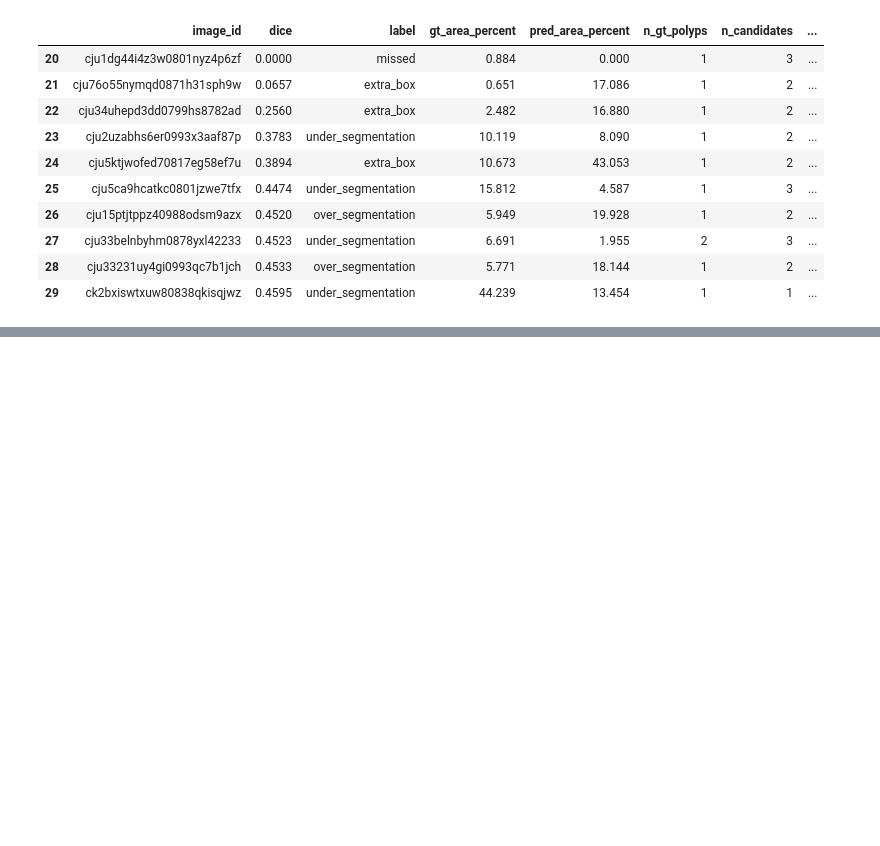
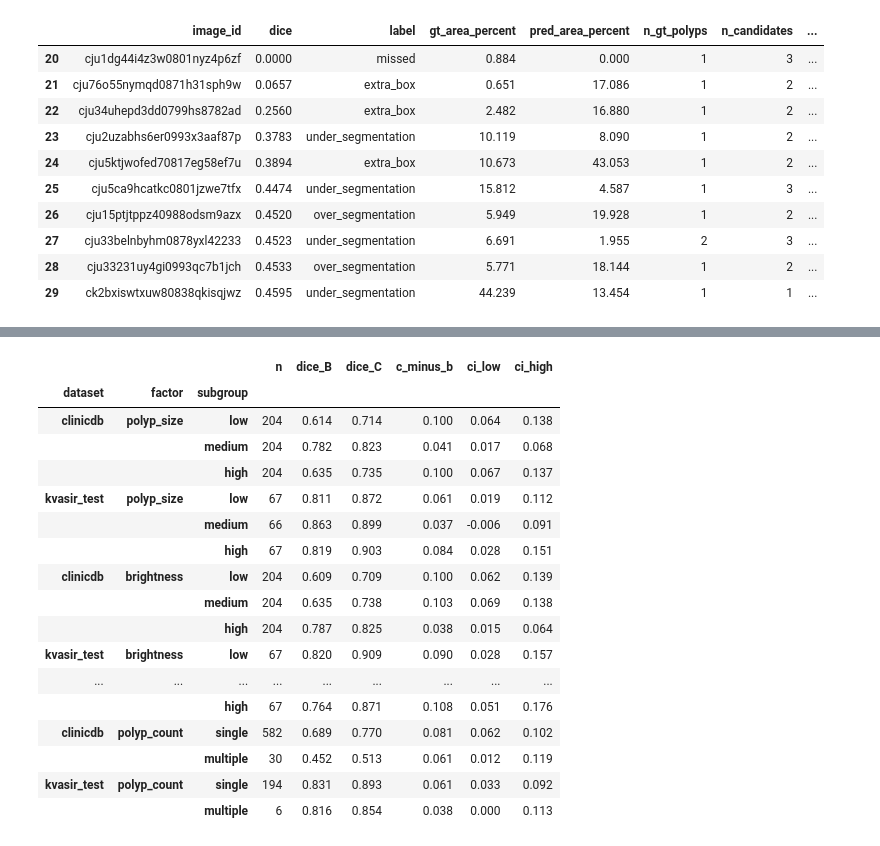
Before and after one commit to kashishfatima999/Confidence-Aware-Self-Prompting-for-Robust-Polyp-Segmentation, a Jupyter notebook: notebooks/06_phase4_analysis.ipynb, the cells around one changed output, grey strips where cells are left out. Cells and saved outputs as stored; diff of their text form; code cells hidden in the pictures; blank space fills up the shorter version.

```diff
--- a/notebooks/06_phase4_analysis.ipynb
+++ b/notebooks/06_phase4_analysis.ipynb
@@ -294,0 +309,28 @@ Cells for the subgroup analysis (`src/eval/bias_check.py`) go here.
+# %%
+order = {"low": 0, "medium": 1, "high": 2, "single": 0, "multiple": 1}
+rows = []
+for factor in ["polyp_size", "brightness", "contrast", "polyp_count"]:
+    t = bias(factor).copy()
+    t["k"] = t.subgroup.map(order)
+    rows.append(t.sort_values(["dataset", "k"]))
+sub = pd.concat(rows)
+sub[["dataset", "factor", "subgroup", "n", "dice_B", "dice_C", "c_minus_b", "ci_low", "ci_high"]].round(3).set_index(["dataset", "factor", "subgroup"])
+# %% [output]
+|  |  |  | n | dice_B | dice_C | c_minus_b | ci_low | ci_high |
+| dataset | factor | subgroup |  |  |  |  |  |  |
+| clinicdb | polyp_size | low | 204 | 0.614 | 0.714 | 0.100 | 0.064 | 0.138 |
+|  |  | medium | 204 | 0.782 | 0.823 | 0.041 | 0.017 | 0.068 |
+|  |  | high | 204 | 0.635 | 0.735 | 0.100 | 0.067 | 0.137 |
+| kvasir_test | polyp_size | low | 67 | 0.811 | 0.872 | 0.061 | 0.019 | 0.112 |
+|  |  | medium | 66 | 0.863 | 0.899 | 0.037 | -0.006 | 0.091 |
+|  |  | high | 67 | 0.819 | 0.903 | 0.084 | 0.028 | 0.151 |
+| clinicdb | brightness | low | 204 | 0.609 | 0.709 | 0.100 | 0.062 | 0.139 |
+|  |  | medium | 204 | 0.635 | 0.738 | 0.103 | 0.069 | 0.138 |
+|  |  | high | 204 | 0.787 | 0.825 | 0.038 | 0.015 | 0.064 |
+| kvasir_test | brightness | low | 67 | 0.820 | 0.909 | 0.090 | 0.028 | 0.157 |
+| ... | ... | ... | ... | ... | ... | ... | ... | ... |
+|  |  | high | 67 | 0.764 | 0.871 | 0.108 | 0.051 | 0.176 |
+| clinicdb | polyp_count | single | 582 | 0.689 | 0.770 | 0.081 | 0.062 | 0.102 |
+|  |  | multiple | 30 | 0.452 | 0.513 | 0.061 | 0.012 | 0.119 |
+| kvasir_test | polyp_count | single | 194 | 0.831 | 0.893 | 0.061 | 0.033 | 0.092 |
+|  |  | multiple | 6 | 0.816 | 0.854 | 0.038 | 0.000 | 0.113 |
```
Also changed, not shown: parts of 5 cells of this notebook, 7 other files.
